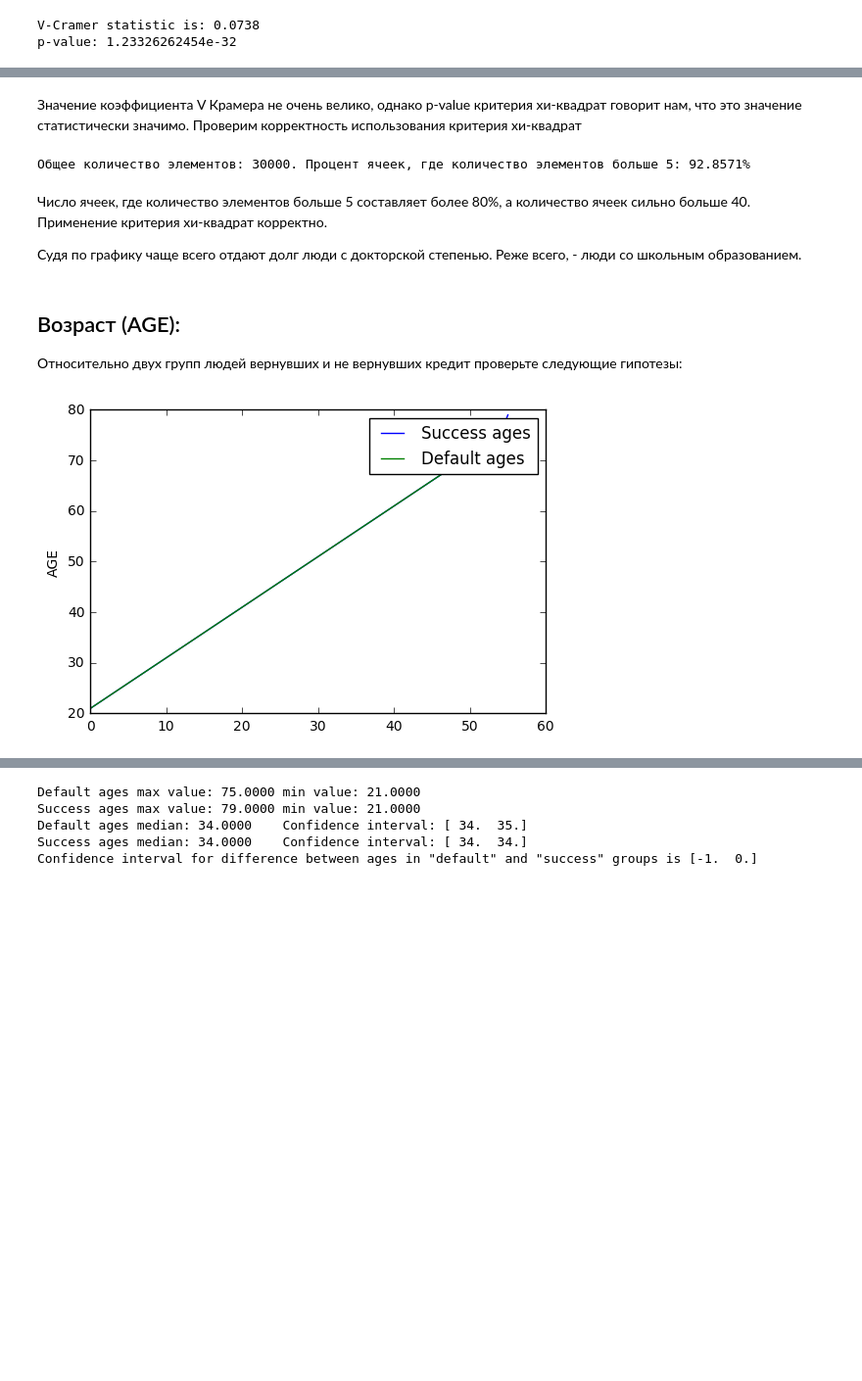
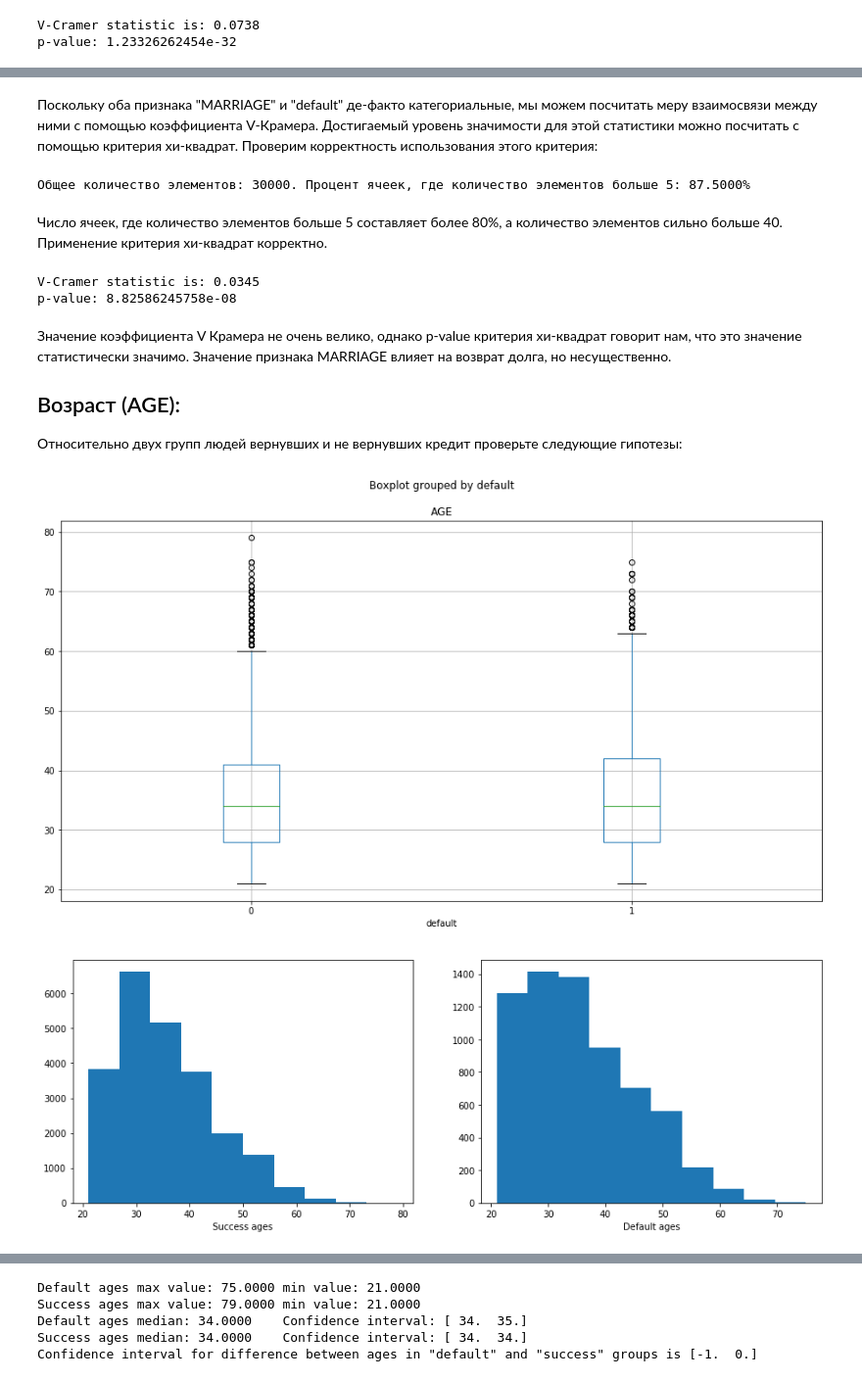
Before and after one commit to Agaspher20/DataAnalisysMipt, a Jupyter notebook: Python/4. StatsDataAnalysis/peer_graded.ipynb, the cells around one changed output, grey strips where cells are left out. Shown at 98% size. Drawn from its saved outputs; the diff is of its cells as text; code cells hidden in the pictures; blank space fills up the shorter version.

```diff
--- a/Python/4. StatsDataAnalysis/peer_graded.ipynb
+++ b/Python/4. StatsDataAnalysis/peer_graded.ipynb
@@ -244,29 +376,40 @@ p-value: 1.23326262454e-32
+# %% [markdown]
+Поскольку оба признака "MARRIAGE" и "default" де-факто категориальные, мы можем посчитать меру взаимосвязи между ними с помощью коэффициента V-Крамера. Достигаемый уровень значимости для этой статистики можно посчитать с помощью критерия хи-квадрат. Проверим корректность использования этого критерия:
+# %%
+marriage_contingency_matrix_cells = marriage_contingency_matrix.reshape(-1)
+mar_count_is_enough = len(filter(lambda val: val > 5, marriage_contingency_matrix_cells))
+mar_all_cells_count = len(marriage_contingency_matrix_cells)
+mar_elements_count = sum(marriage_contingency_matrix_cells)
+print u"Общее количество элементов: %i. Процент ячеек, где количество элементов больше 5: %.4f%%" % (mar_elements_count,(float(mar_count_is_enough)*100/mar_all_cells_count))
+# %% [output]
+Общее количество элементов: 30000. Процент ячеек, где количество элементов больше 5: 87.5000%
+# %% [markdown]
+Число ячеек, где количество элементов больше 5 составляет более 80%, а количество элементов сильно больше 40. Применение критерия хи-квадрат корректно.
+# %%
+print "V-Cramer statistic is: %.4f" % v_Cramer_correlation(marriage_contingency_matrix)
+print "p-value:", stats.chi2_contingency(marriage_contingency_matrix)[1]
+# %% [output]
+V-Cramer statistic is: 0.0345
+p-value: 8.82586245758e-08
 # %% [markdown]
-Значение коэффициента V Крамера не очень велико, однако p-value критерия хи-квадрат говорит нам, что это значение статистически значимо.
-Проверим корректность использования критерия хи-квадрат
+Значение коэффициента V Крамера не очень велико, однако p-value критерия хи-квадрат говорит нам, что это значение статистически значимо. Значение признака MARRIAGE влияет на возврат долга, но несущественно.
+
+
+## Возраст (AGE):
+Относительно двух групп людей вернувших и не вернувших кредит проверьте следующие гипотезы:
-# %%
-edu_contingency_table_cells = edu_contingency_table.reshape(-1)
-count_is_enough = len(filter(lambda val: val > 5, edu_contingency_table_cells))
-all_cells_count = len(edu_contingency_table_cells)
-elements_count = sum(edu_contingency_table_cells)
-print u"Общее количество элементов: %i. Процент ячеек, где количество элементов больше 5: %.4f%%" % (elements_count,(float(count_is_enough)*100/all_cells_count))
-# %% [output]
-Общее количество элементов: 30000. Процент ячеек, где количество элементов больше 5: 92.8571%
-# %% [markdown]
-Число ячеек, где количество элементов больше 5 составляет более 80%, а количество ячеек сильно больше 40.
-Применение критерия хи-квадрат корректно.
-
-Судя по графику чаще всего отдают долг люди с докторской степенью. Реже всего, - люди со школьным образованием.
-# %% [markdown]
-## Возраст (AGE):
-Относительно двух групп людей вернувших и не вернувших кредит проверьте следующие гипотезы:
 # %%
 default_group_ages = default_group["AGE"].as_matrix()
 success_group_ages = success_group["AGE"].as_matrix()
-pylab.ylabel("AGE")
-pylab.plot(sorted(list(set(success_group_ages))), label="Success ages")
-pylab.plot(sorted(list(set(default_group_ages))), label="Default ages")
-pylab.legend()
+frame.boxplot(column="AGE", by="default", figsize = (15,8))
 pylab.show()
+pylab.figure(figsize(15,5))
+pylab.subplot(121)
+pylab.xlabel("Success ages")
+pylab.hist(success_group_ages, label="Success ages")
+pylab.subplot(122)
+pylab.xlabel("Default ages")
+pylab.hist(default_group_ages, label="Default ages")
+pylab.show()
 # %% [output]
-[figure, old version]
+[figure, new version]
+[figure, added]
```
Also changed, not shown: parts of 36 cells of this notebook, 1 other file.
